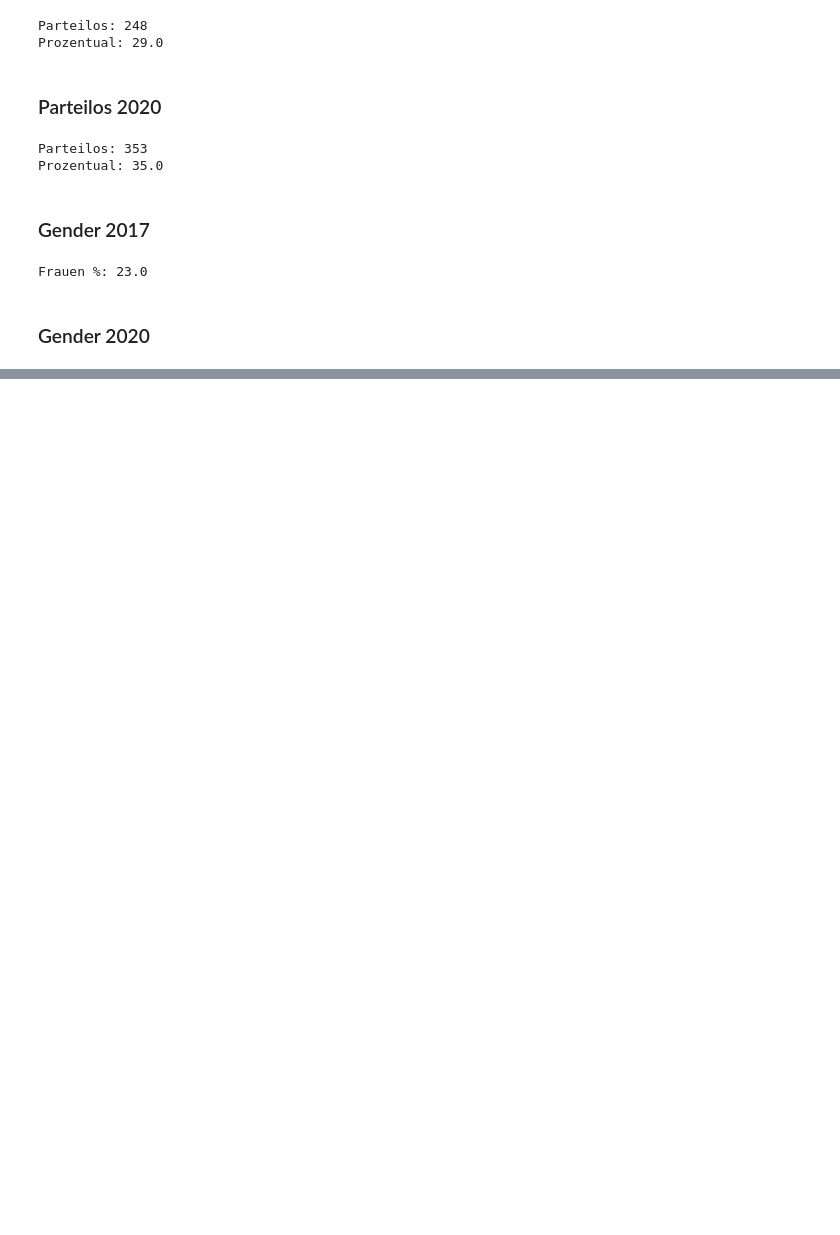
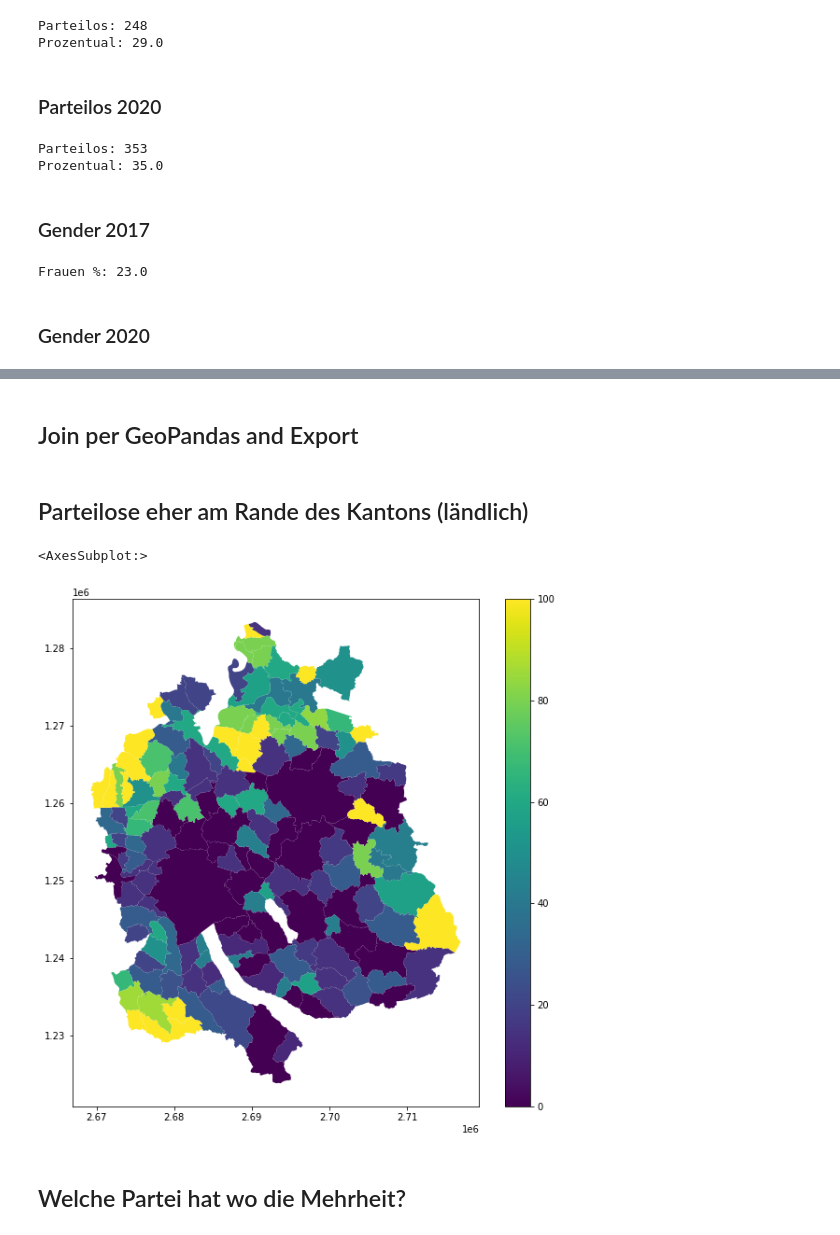
Before and after one commit to simonhuwiler/zh_gemeinderaete, a Jupyter notebook: python/2021.ipynb, the cells around one changed output, grey strips where cells are left out. Saved outputs shown, nothing was run; the diff lists cells and outputs as text; code cells hidden in the pictures; blank space fills up the shorter version.

```diff
--- a/python/2021.ipynb
+++ b/python/2021.ipynb
@@ -343,0 +475,37 @@ g_gemeinde.to_csv('../qgis/grouped_for_qgis.csv')
+# %%
+# Add m / w
+
+df_g = pd.pivot_table(df, index='Gemeinde', columns='Geschlecht', values='Name', aggfunc='count')
+
+df_g['total'] = df_g.sum(axis=1)
+df_g['m'] = round(100 / df_g['total'] * df_g['m'])
+df_g['w'] = round(100 / df_g['total'] * df_g['w'])
+
+df_export = df_export.merge(df_g.reset_index()[['Gemeinde', 'm', 'w']], on='Gemeinde', how='left')
+# %%
+# Add age m / w
+
+df_a = df[df.Alter.notna()].copy()
+df_a['Alter'] = pd.to_numeric(df_a['Alter'])
+df_g = pd.pivot_table(df_a, index='Gemeinde', columns='Geschlecht', values='Alter', aggfunc='mean')
+
+df_g = df_g.apply(lambda x: round(x))
+
+df_g.rename(columns={'m': 'age_m', 'w': 'age_w'}, inplace=True)
+
+df_export = df_export.merge(df_g.reset_index(), on='Gemeinde', how='left')
+# %%
+# Agg General
+
+df_a = df[df.Alter.notna()].copy()
+df_a['Alter'] = pd.to_numeric(df_a['Alter'])
+
+df_a = df_a.groupby('Gemeinde').agg({'Alter': 'mean'})
+
+df_a['Alter'] = round(df_a['Alter'])
+
+df_export = df_export.merge(df_a.reset_index(), on='Gemeinde', how='left')
+
+df_export = df_export.set_index('Gemeinde')
+# %% [markdown]
+## Join per GeoPandas and Export
@@ -343,0 +515,17 @@ g_gemeinde.to_csv('../qgis/grouped_for_qgis.csv')
+# %%
+gdf = gpd.read_file('../data/Gemeindegrenzen.gpkg', layer='UP_GEMEINDEN_F')
+
+# Join
+gdf = gdf.merge(df_export, left_on = 'GEMEINDENAME', right_on='Gemeinde', how='left')
+
+# Export
+gdf.to_file('../export/gemeinderaete.gpkg', driver='GPKG')
+# %% [markdown]
+## Parteilose eher am Rande des Kantons (ländlich)
+# %%
+gdf.plot(column='parteilos', legend=True, figsize=(10, 10))
+# %% [output]
+<AxesSubplot:>
+[figure, added]
+# %% [markdown]
+## Welche Partei hat wo die Mehrheit?
```
Also changed, not shown: parts of 22 cells of this notebook, 6 other files.
